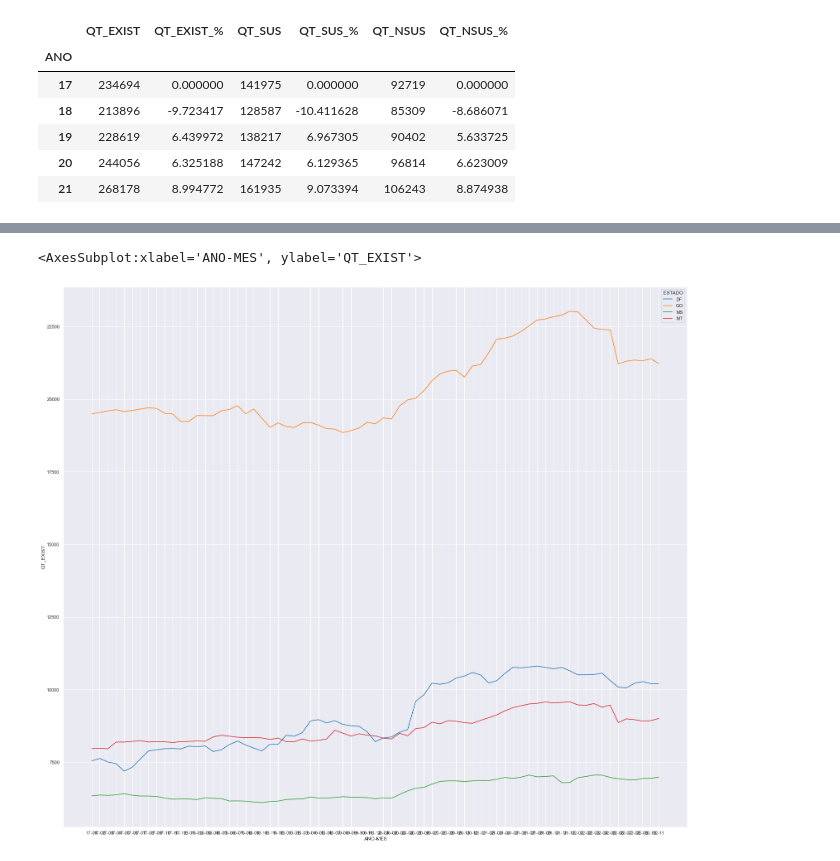
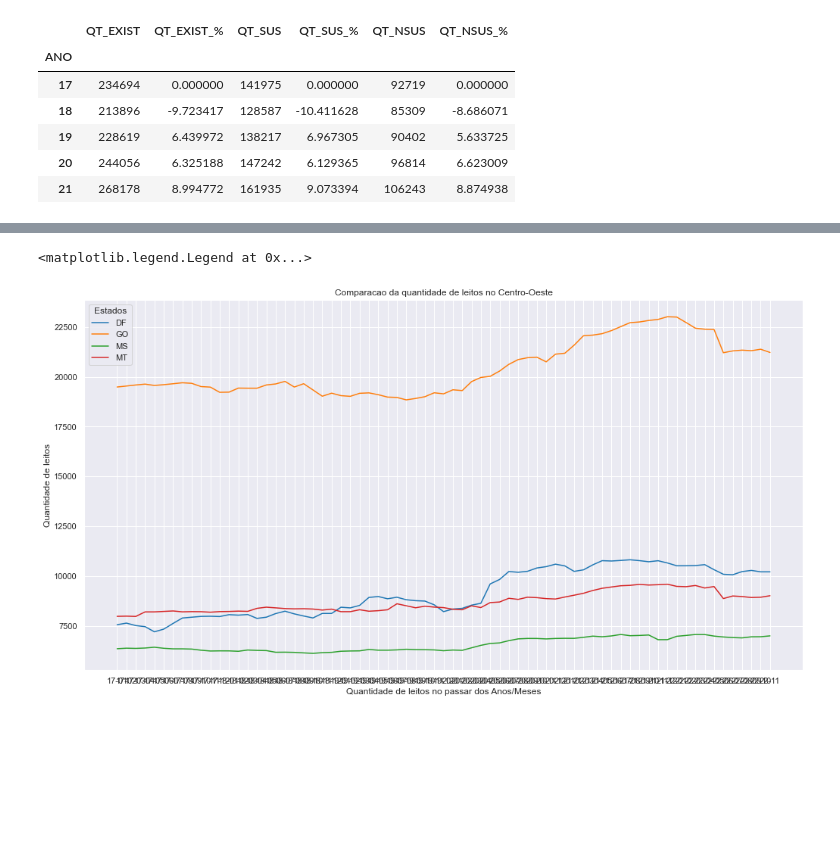
Before and after one commit to marcosvsilva/GovExpAnalysis, a Jupyter notebook: 3- GovExpAnalysis - explore analysis.ipynb, the cells around one changed output, grey strips where cells are left out. Saved outputs shown, nothing was run; the diff lists cells and outputs as text; code cells hidden in the pictures; blank space fills up the shorter version.

```diff
--- a/3- GovExpAnalysis - explore analysis.ipynb
+++ b/3- GovExpAnalysis - explore analysis.ipynb
@@ -142,14 +147,0 @@ No gráfico acima podemos ver o números de leitos (em valores absolutos) dispon
-# %%
-rcParams['figure.figsize'] = 27, 24
-df_GO_graph = df_GO.drop(['ANO', 'MES', 'QT_EXIST'], axis=1)
-
-# normalize
-min_max_scaler = preprocessing.MinMaxScaler() # normalize method
-for column in ['QT_SUS', 'QT_NSUS']:
-    x = df_GO_graph[column].values
-    x_scaled = normalize([x], norm="l1")
-    df_GO_graph[column] = x_scaled[0]
-
-df_GO_scaled = df_GO_scaled.groupby('ANO-MES').sum()
-print(df_GO_scaled.head())
-sns.lineplot(data=df_GO_scaled, palette="tab10", linewidth=2.5)
@@ -170,0 +151,16 @@ No gráfico acima podemos comparar o número de leitos (em valores normalizados)
+# %%
+rcParams['figure.figsize'] = 17, 9
+df_GO_graph = df_GO.drop(['ANO', 'MES', 'QT_EXIST'], axis=1)
+
+# normalize
+for column in ['QT_SUS', 'QT_NSUS']:
+    x = df_GO_graph[column].values
+    x_scaled = normalize([x], norm="l1")
+    df_GO_graph[column] = x_scaled[0]
+
+df_GO_graph = df_GO_graph.groupby('ANO-MES').sum()
+x = sns.lineplot(data=df_GO_graph, palette="tab10", linewidth=2.5)
+x.set_ylabel('Quantidade de leitos')
+x.set_xlabel('Quantidade de leitos no passar dos Anos/Meses')
+x.set_title('Comparacao da quantidade de leitos entre QT_SUS e QT_NSUS')
+x.legend(title='Features')
@@ -187,15 +191,19 @@ df_CO.sample(10)
 # %%
-rcParams['figure.figsize'] = 27, 24
+rcParams['figure.figsize'] = 17, 9
 df_CO = df[df.REGIAO == 'CO']
 
 
 list_drop = ['CODUFMUN', 'TP_UNID', 'CODUF', 'CODMUN', 'REGIAO',
              'ANO', 'MES', 'QT_SUS', 'QT_NSUS']
 
 df_CO = df_CO.drop(list_drop, axis=1)
 df_CO = df_CO.groupby(by=['ANO-MES', 'ESTADO'], as_index=False).sum()
 
-sns.lineplot(data=df_CO, x='ANO-MES', y='QT_EXIST', hue='ESTADO', palette="tab10")
+x = sns.lineplot(data=df_CO, x='ANO-MES', y='QT_EXIST', hue='ESTADO', palette="tab10")
+x.set_ylabel('Quantidade de leitos')
+x.set_xlabel('Quantidade de leitos no passar dos Anos/Meses')
+x.set_title('Comparacao da quantidade de leitos no Centro-Oeste')
+x.legend(title='Estados')
 # %% [output]
-<AxesSubplot:xlabel='ANO-MES', ylabel='QT_EXIST'>
+<matplotlib.legend.Legend at 0x...>
-[figure, old version]
+[figure, new version]
```
Also changed, not shown: parts of 30 cells of this notebook.
